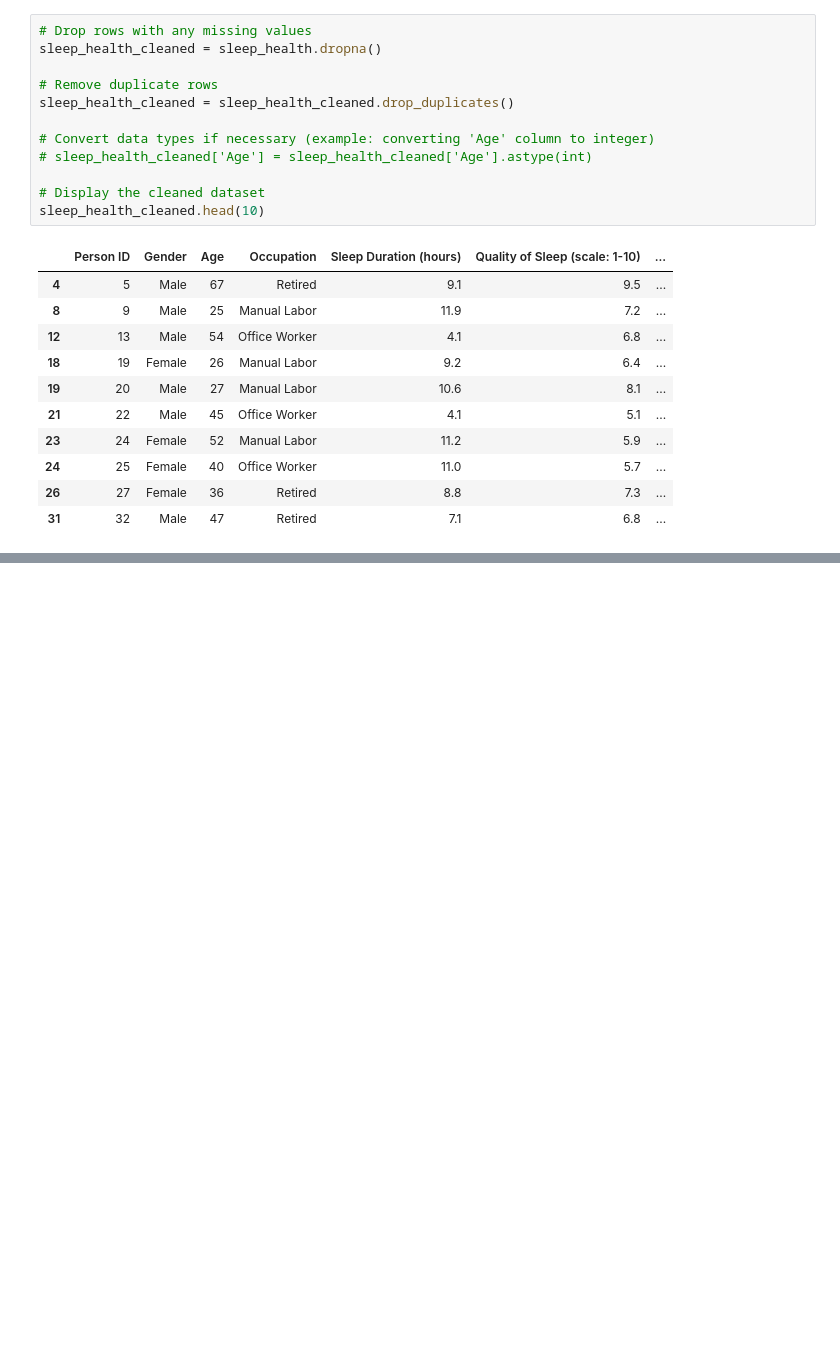
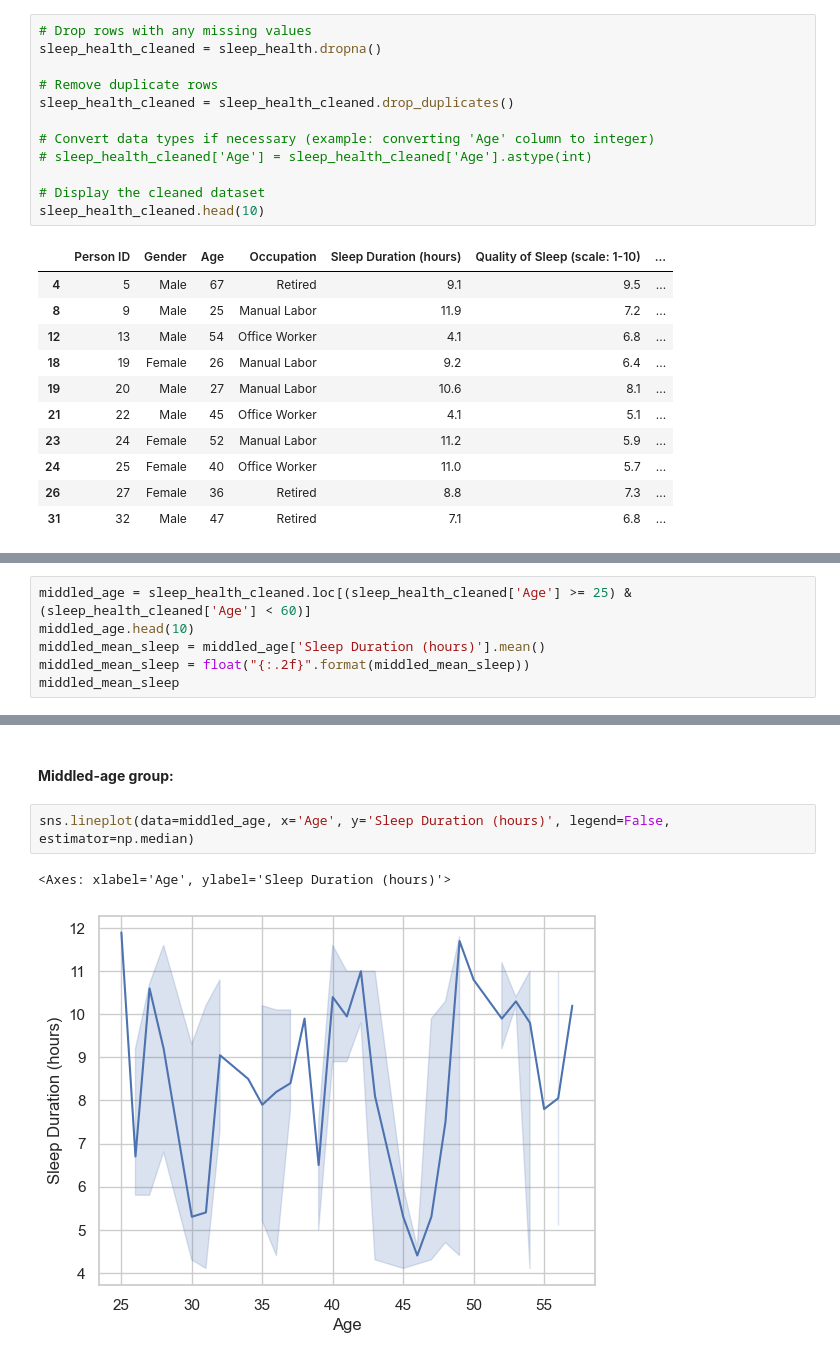
Before and after one commit to fisherlul/fisherlul.github.io, a Jupyter notebook: Personal proj/analysis.ipynb, the cells around one changed output, grey strips where cells are left out. Saved outputs shown, nothing was run; the diff lists cells and outputs as text; blank space fills up the shorter version.

```diff
--- a/Personal proj/analysis.ipynb
+++ b/Personal proj/analysis.ipynb
@@ -50,0 +91,6 @@ sleep_health_cleaned.head(10)
+# %%
+middled_age = sleep_health_cleaned.loc[(sleep_health_cleaned['Age'] >= 25) & (sleep_health_cleaned['Age'] < 60)]
+middled_age.head(10)
+middled_mean_sleep = middled_age['Sleep Duration (hours)'].mean()
+middled_mean_sleep = float("{:.2f}".format(middled_mean_sleep))
+middled_mean_sleep
@@ -50,0 +140,7 @@ sleep_health_cleaned.head(10)
+# %% [markdown]
+#### **Middled-age group:**
+# %%
+sns.lineplot(data=middled_age, x='Age', y='Sleep Duration (hours)', legend=False, estimator=np.median)
+# %% [output]
+<Axes: xlabel='Age', ylabel='Sleep Duration (hours)'>
+[figure, added]
```
Also changed, not shown: parts of 18 cells of this notebook, 1 other file.
